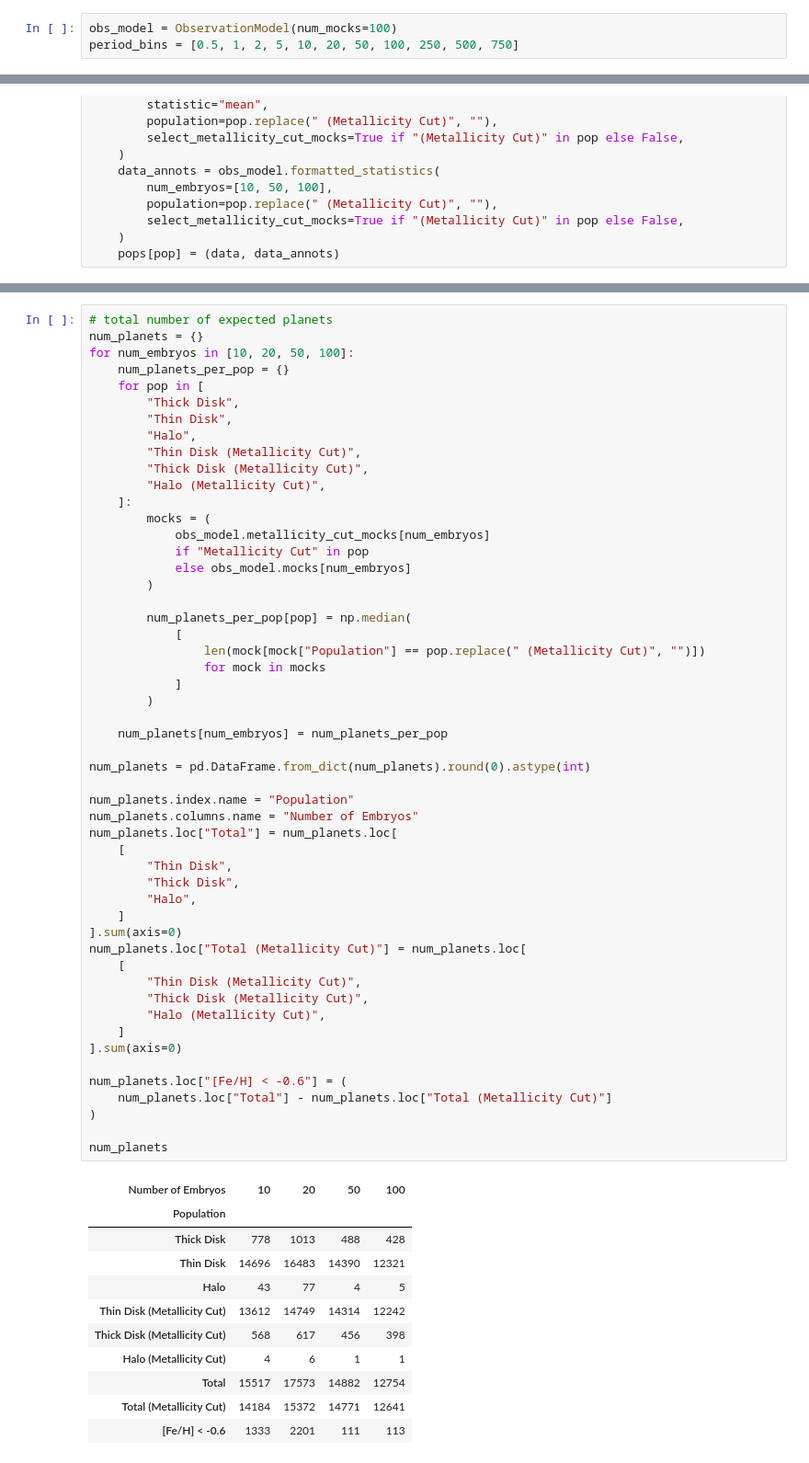
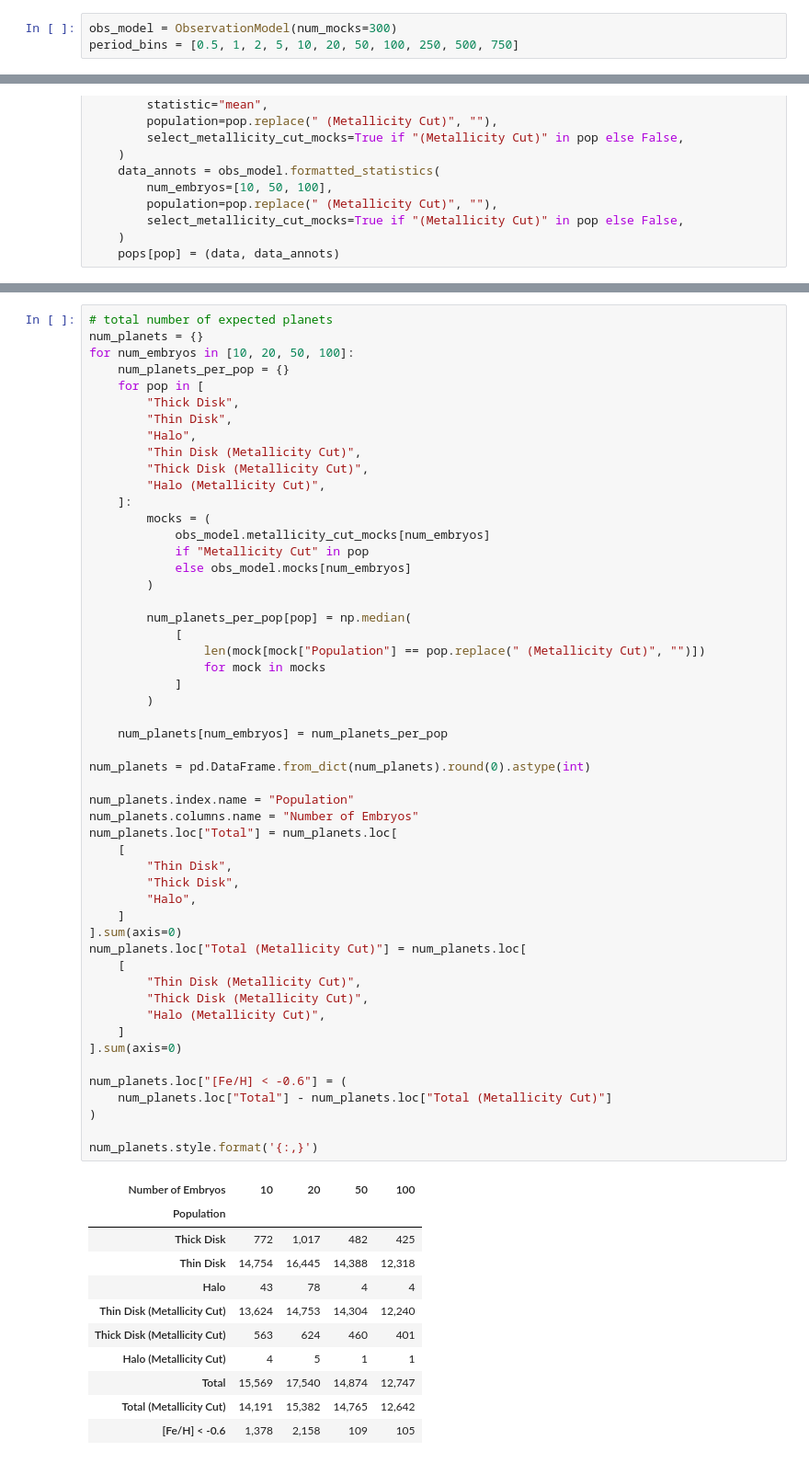
Before and after one commit to ChrisBoettner/plato, a Jupyter notebook: notebooks/08_heatmaps.ipynb, the cells around one changed output, grey strips where cells are left out. Shown at 92% size. Saved outputs shown, nothing was run; the diff lists cells and outputs as text.

```diff
--- a/notebooks/08_heatmaps.ipynb
+++ b/notebooks/08_heatmaps.ipynb
@@ -65,7 +65,7 @@ fields = fields.rename(
 #     num_mocks=num_mocks,
 # )
 # %%
-obs_model = ObservationModel(num_mocks=100)
+obs_model = ObservationModel(num_mocks=300)
 period_bins = [0.5, 1, 2, 5, 10, 20, 50, 100, 250, 500, 750]
 # %% [markdown]
 ## PLOT HEATMAPS
@@ -169,41 +169,41 @@ for num_embryos in [10, 20, 50, 100]:
         )
 
     num_planets[num_embryos] = num_planets_per_pop
 
 num_planets = pd.DataFrame.from_dict(num_planets).round(0).astype(int)
 
 num_planets.index.name = "Population"
 num_planets.columns.name = "Number of Embryos"
 num_planets.loc["Total"] = num_planets.loc[
     [
         "Thin Disk",
         "Thick Disk",
         "Halo",
     ]
 ].sum(axis=0)
 num_planets.loc["Total (Metallicity Cut)"] = num_planets.loc[
     [
         "Thin Disk (Metallicity Cut)",
         "Thick Disk (Metallicity Cut)",
         "Halo (Metallicity Cut)",
     ]
 ].sum(axis=0)
 
 num_planets.loc["[Fe/H] < -0.6"] = (
     num_planets.loc["Total"] - num_planets.loc["Total (Metallicity Cut)"]
 )
 
-num_planets
+num_planets.style.format('{:,}')
 # %% [output]
 | Number of Embryos | 10 | 20 | 50 | 100 |
 | Population |  |  |  |  |
-| Thick Disk | 778 | 1013 | 488 | 428 |
-| Thin Disk | 14696 | 16483 | 14390 | 12321 |
-| Halo | 43 | 77 | 4 | 5 |
-| Thin Disk (Metallicity Cut) | 13612 | 14749 | 14314 | 12242 |
-| Thick Disk (Metallicity Cut) | 568 | 617 | 456 | 398 |
-| Halo (Metallicity Cut) | 4 | 6 | 1 | 1 |
-| Total | 15517 | 17573 | 14882 | 12754 |
-| Total (Metallicity Cut) | 14184 | 15372 | 14771 | 12641 |
-| [Fe/H] < -0.6 | 1333 | 2201 | 111 | 113 |
+| Thick Disk | 772 | 1,017 | 482 | 425 |
+| Thin Disk | 14,754 | 16,445 | 14,388 | 12,318 |
+| Halo | 43 | 78 | 4 | 4 |
+| Thin Disk (Metallicity Cut) | 13,624 | 14,753 | 14,304 | 12,240 |
+| Thick Disk (Metallicity Cut) | 563 | 624 | 460 | 401 |
+| Halo (Metallicity Cut) | 4 | 5 | 1 | 1 |
+| Total | 15,569 | 17,540 | 14,874 | 12,747 |
+| Total (Metallicity Cut) | 14,191 | 15,382 | 14,765 | 12,642 |
+| [Fe/H] < -0.6 | 1,378 | 2,158 | 109 | 105 |
 # %%
```
Also changed, not shown: parts of 4 cells of this notebook, 9 other files.
